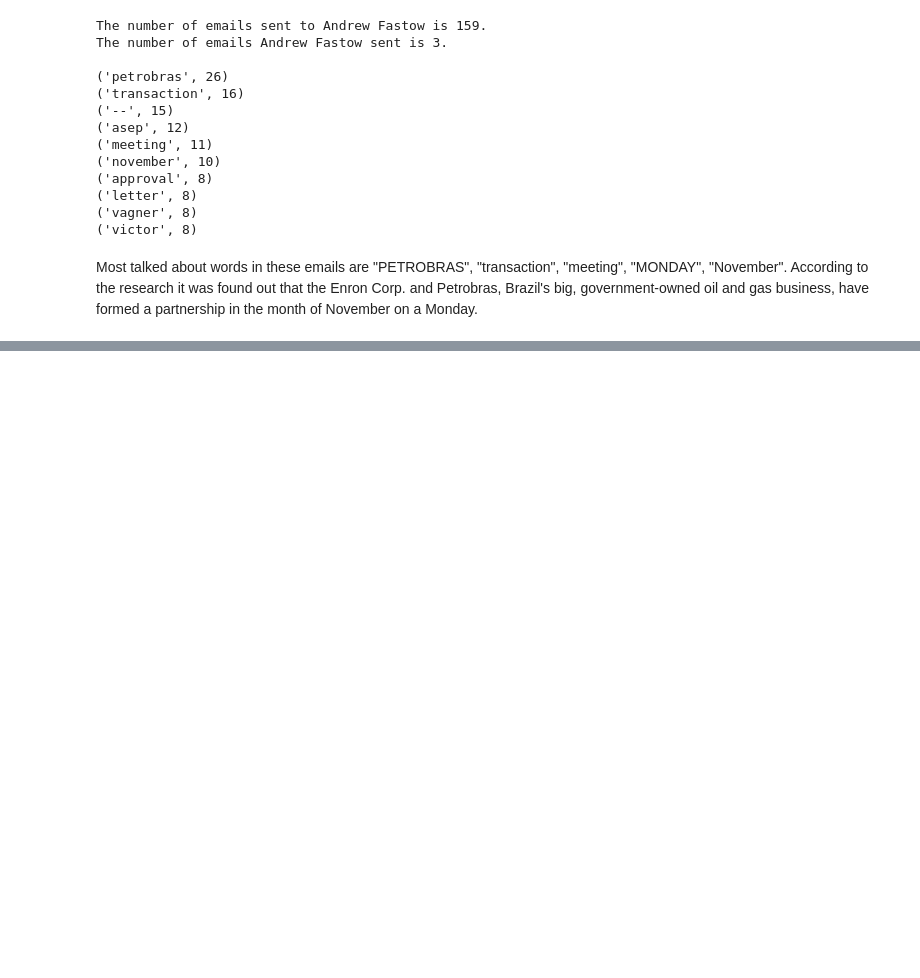
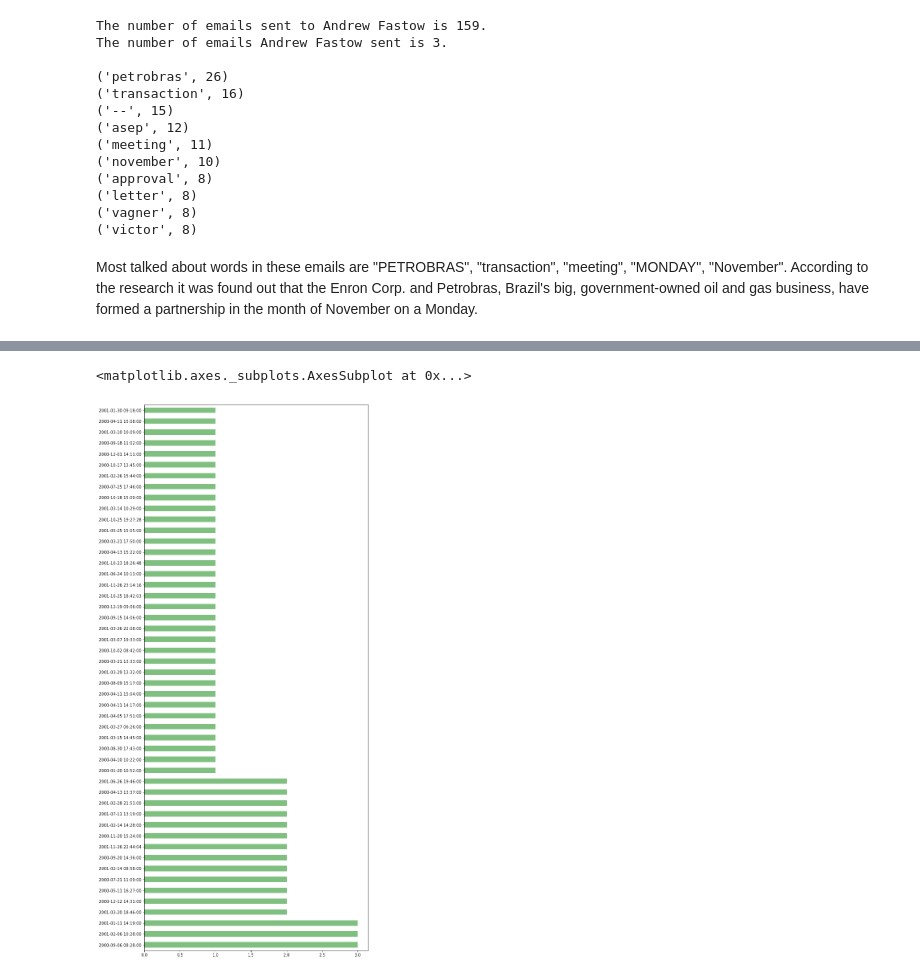
Before and after one commit to Aayu231/Intent-Analysis_on_the_Enron-Dataset, a Jupyter notebook: code.ipynb, the cells around one changed output, grey strips where cells are left out. Saved outputs shown, nothing was run; the diff lists cells and outputs as text; code cells hidden in the pictures; blank space fills up the shorter version.

```diff
--- a/code.ipynb
+++ b/code.ipynb
@@ -267,0 +480,8 @@ According to the research it was found out that the Enron Corp. and Petrobras, B
+# %%
+#Now I'm going to plot the frequency of suspicious emails sent and received on particualar Dates(First 50/100 entries taken)
+#This shows when malicious behaviour among the employees might be at it's peak
+
+df['Date'].value_counts().head(50).plot(kind='barh', figsize=(10,25), color='green', alpha=0.5)
+# %% [output]
+<matplotlib.axes._subplots.AxesSubplot at 0x...>
+[figure, added]
```
Also changed, not shown: parts of 17 cells of this notebook.
